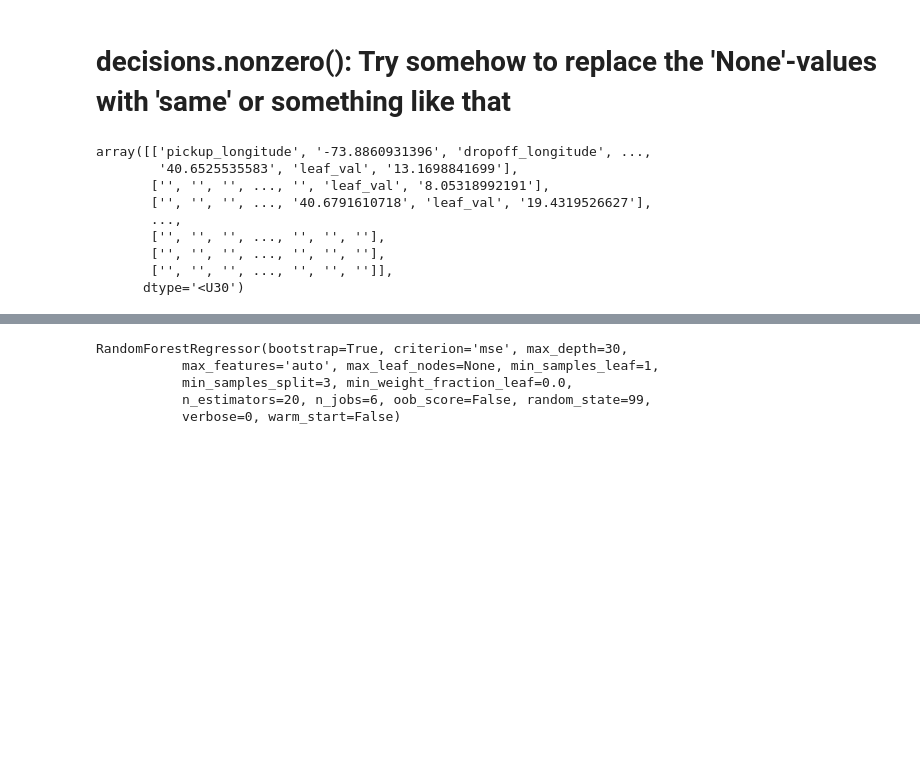
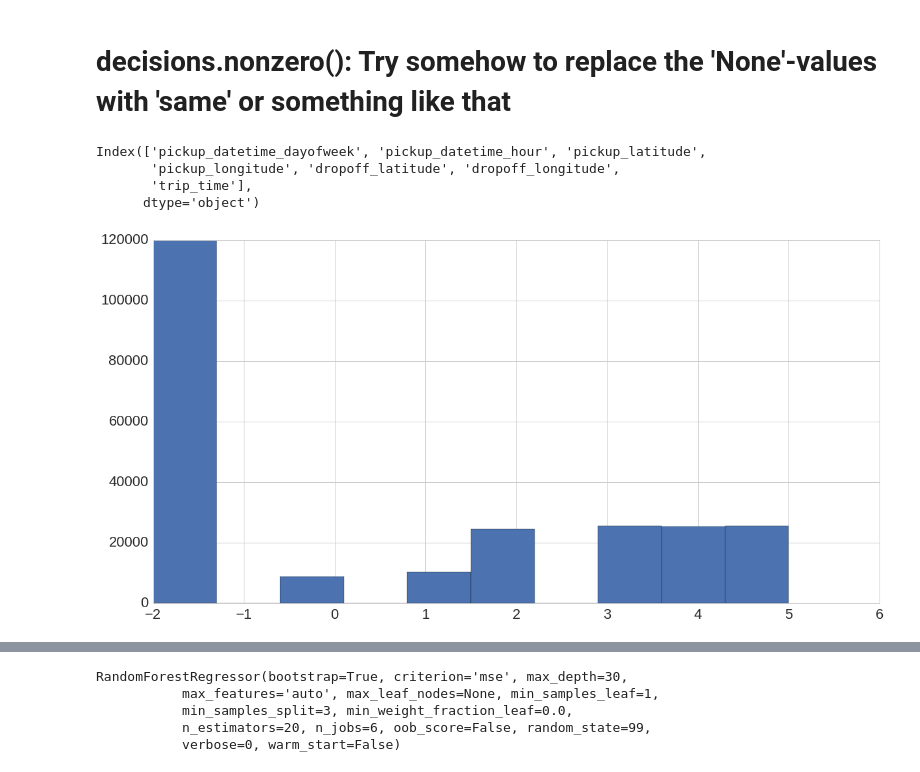
Before and after one commit to nikhase/nyc-taxi, a Jupyter notebook: weeklyAnalysis.ipynb, the cells around one changed output, grey strips where cells are left out. Drawn from its saved outputs; the diff is of its cells as text; code cells hidden in the pictures; blank space fills up the shorter version.

```diff
--- a/weeklyAnalysis.ipynb
+++ b/weeklyAnalysis.ipynb
@@ -1303,15 +1319,12 @@ array([['pickup_longitude', '-73.8860931396', 'dropoff_longitude', ...,
 np.savetxt('decisions.txt', decisions, fmt='%s', delimiter=',')
 # %% [markdown]
 # decisions.nonzero(): Try somehow to replace the 'None'-values with 'same' or something like that
-# %%
-decisions
-# %% [output]
-array([['pickup_longitude', '-73.8860931396', 'dropoff_longitude', ...,
-        '40.6525535583', 'leaf_val', '13.1698841699'],
-       ['', '', '', ..., '', 'leaf_val', '8.05318992191'],
-       ['', '', '', ..., '40.6791610718', 'leaf_val', '19.4319526627'],
-       ...,
-       ['', '', '', ..., '', '', ''],
-       ['', '', '', ..., '', '', ''],
-       ['', '', '', ..., '', '', '']],
-      dtype='<U30')
+# %%
+plt.hist(regtree.tree_.feature, align='mid')
+print(time_regression_df.columns)
+# %% [output]
+Index(['pickup_datetime_dayofweek', 'pickup_datetime_hour', 'pickup_latitude',
+       'pickup_longitude', 'dropoff_latitude', 'dropoff_longitude',
+       'trip_time'],
+      dtype='object')
+[figure, added]
```
Also changed, not shown: parts of 24 cells of this notebook.
